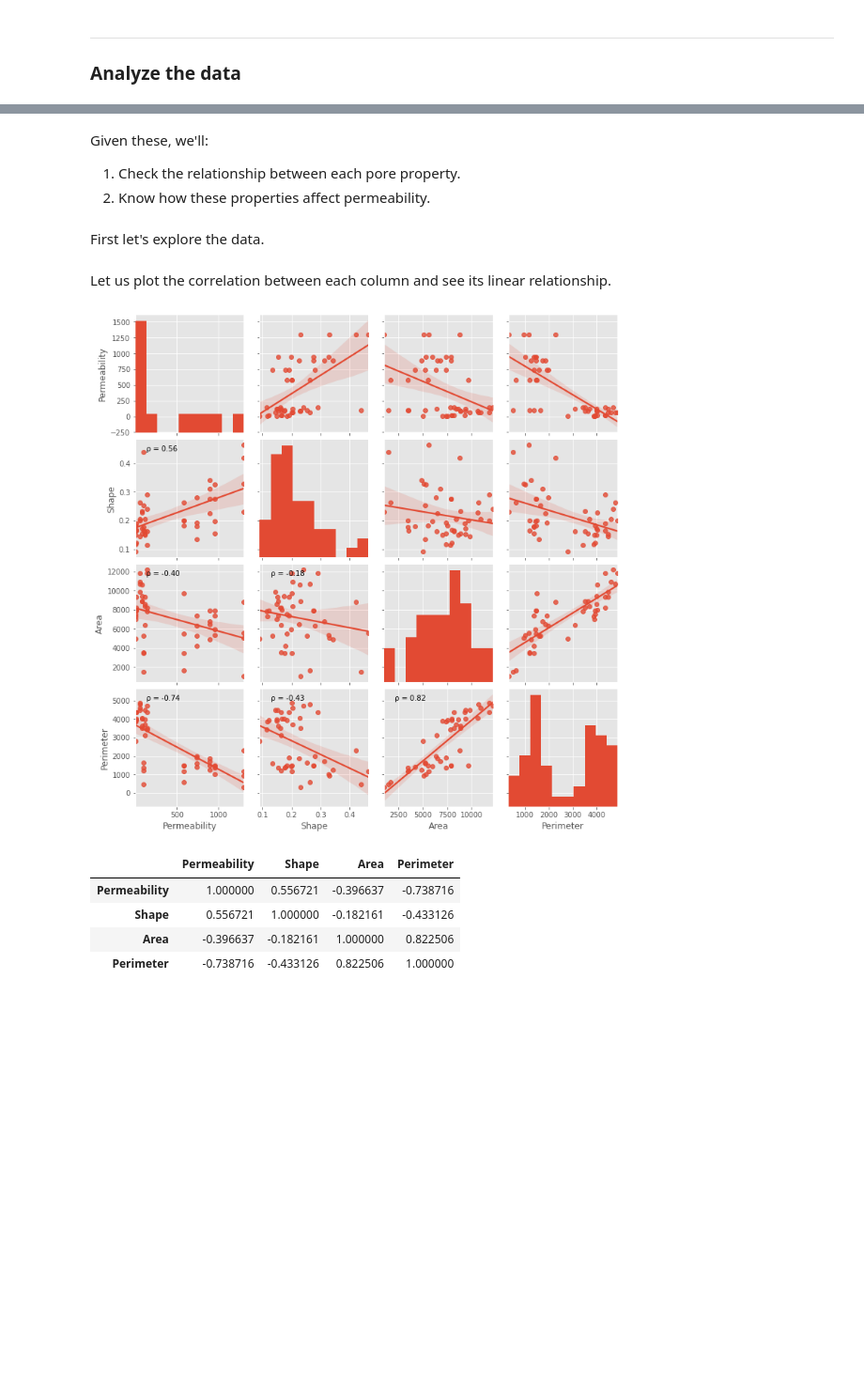
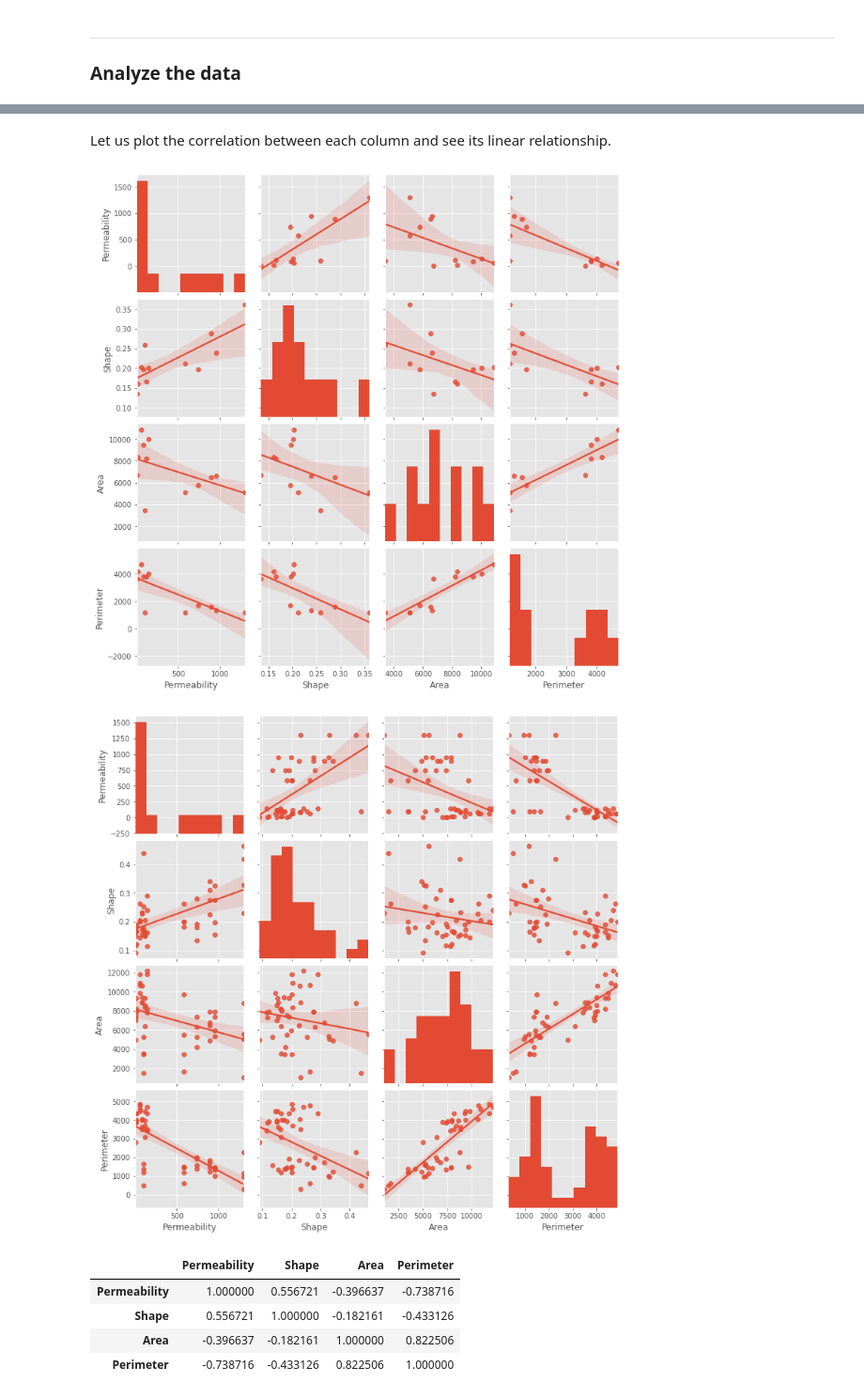
Before and after one commit to mavsison/core-sample-permeability-prediction, a Jupyter notebook: Petroleum Rock.ipynb, the cells around one changed output, grey strips where cells are left out. Shown: that part at 94% size. Drawn from its saved outputs; the diff is of its cells as text; code cells hidden in the pictures; blank space fills up the shorter version.

```diff
--- a/Petroleum Rock.ipynb
+++ b/Petroleum Rock.ipynb
@@ -128,8 +120,2 @@ For the units used for pore area and perimeter, I am not so sure. But most resea
-# %% [markdown]
-Given these, we'll:
-1. Check the relationship between each pore property.
-2. Know how these properties affect permeability.
-# %% [markdown]
-First let's explore the data.
 # %% [markdown]
 Let us plot the correlation between each column and see its linear relationship.
@@ -149,7 +122,13 @@ def corr_plot(data):
-# %%
-corr_plot(rock)
-# %% [output]
-[figure, removed]
+# %%
+plt.style.use('ggplot')
+
+sns.pairplot(per_core, kind='reg')
+sns.pairplot(rock, kind='reg')
+
+plt.show()
+# %% [output]
+[figure, added]
+[figure, added]
 # %%
 rock.corr()
 # %% [output]
```
Also changed, not shown: parts of 8 cells of this notebook.
